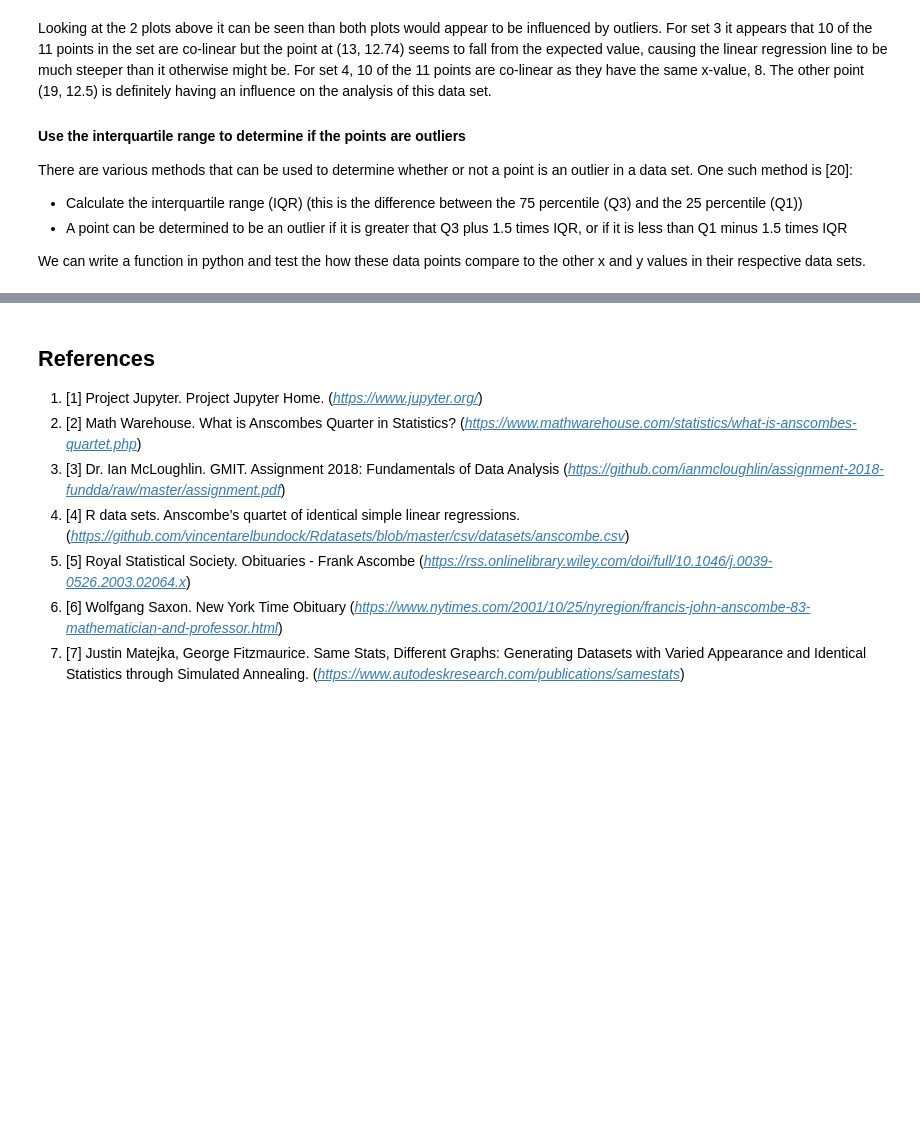
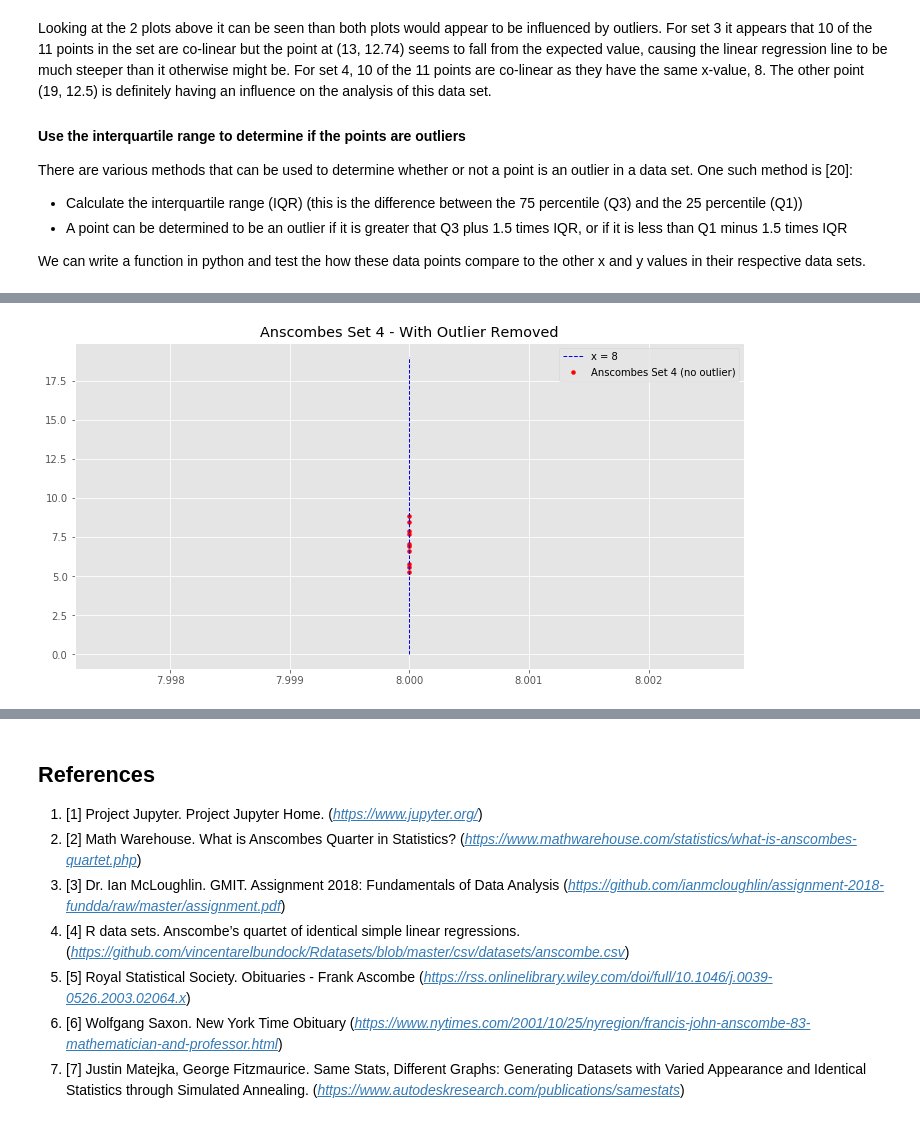
Before and after one commit to shkyler/gmit-foda-exercises, a Jupyter notebook: anscombes.ipynb, the cells around one changed output, grey strips where cells are left out. Saved outputs shown, nothing was run; the diff lists cells and outputs as text; code cells hidden in the pictures; blank space fills up the shorter version.

```diff
--- a/anscombes.ipynb
+++ b/anscombes.ipynb
@@ -445,0 +500,10 @@ set3_clean
+# %%
+# Create a small data frame from the main one
+set4 = df[["x4", "y4"]]
+
+# Create a new clean data set by removing the outlier
+set4_clean = set4.drop(7)
+
+# Calculate the new descriptive stats for the clean set
+print("The mean and standard deviation for Anscombe set 4 (with the outlier removed) are: ")
+print(set4_clean.describe().loc[['count','mean','std']])
@@ -445,0 +524,17 @@ set3_clean
+# %%
+# Resize the plotting window to make it easier to read (https://stackoverflow.com/questions/36367986/how-to-make-inline-plots-in-jupyter-notebook-larger)
+plt.rcParams['figure.figsize'] = [12, 6]
+
+# Create a range of 20 x values (all = 8)
+x_set4 = [8 for i in range(20)]
+# Create a range of y values from 1 to 20
+y_set4 = np.arange(0,20,1.0)
+# Plot the best ft lines for the raw and clean data
+plt.plot(x_set4, y_set4, 'b-', linestyle='dashed',linewidth=1, label='x = 8')
+# plot the Anscombes set 4 data points for comparison
+plt.scatter(set4_clean.loc[:, 'x4'], set4_clean.loc[:, 'y4'],c='red', label='Anscombes Set 4 (no outlier)', s=15)
+plt.title("Anscombes Set 4 - With Outlier Removed")
+plt.legend()
+plt.show()
+# %% [output]
+[figure, added]
```
Also changed, not shown: parts of 19 cells of this notebook.
